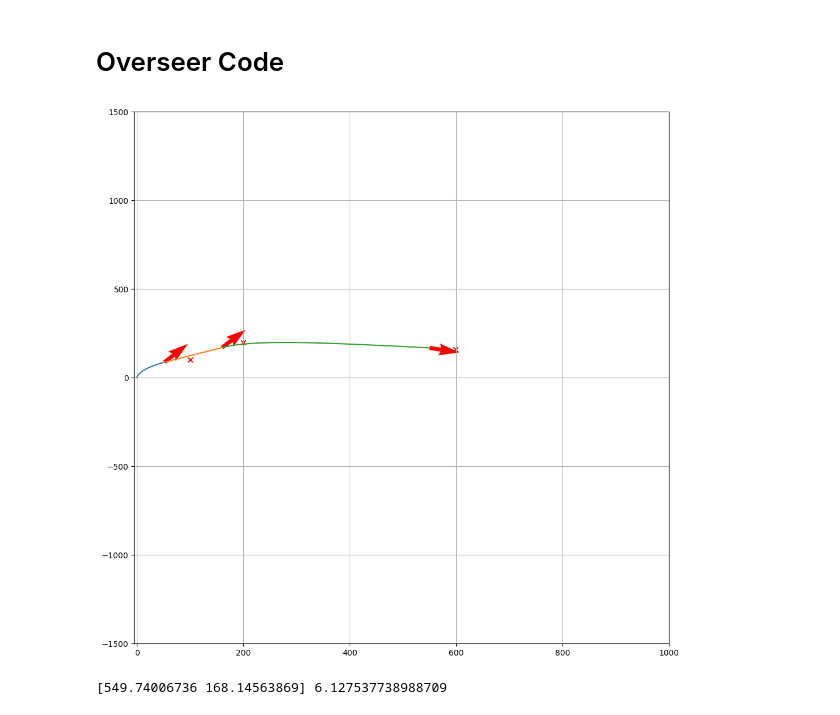
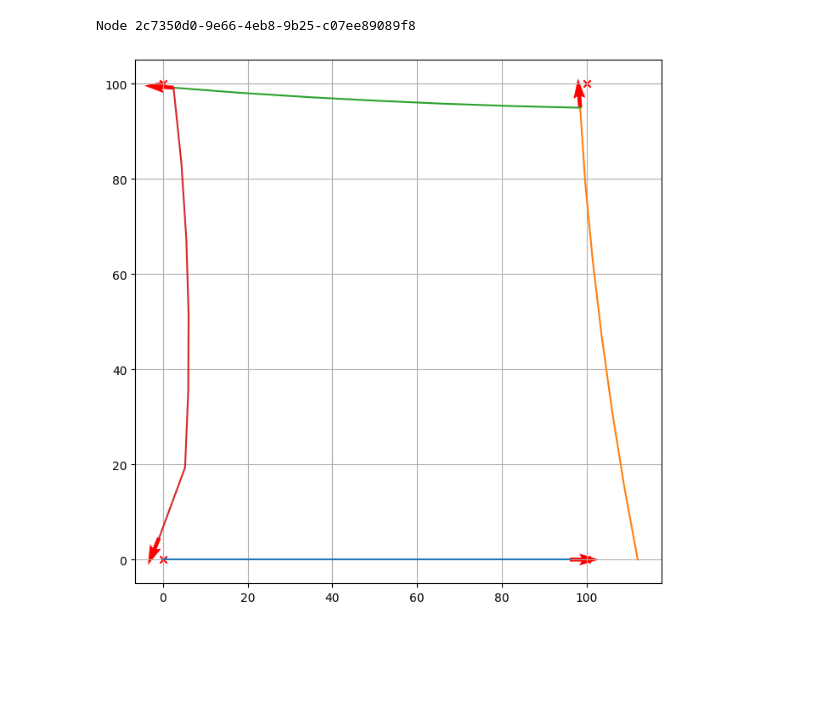
Before and after one commit to jsilveira1409/MICRO-452-Basics-of-mobile-robotics, a Jupyter notebook: test.ipynb, the cells around one changed output. Saved outputs shown, nothing was run; the diff lists cells and outputs as text; code cells hidden in the pictures; blank space fills up the shorter version.

```diff
--- a/test.ipynb
+++ b/test.ipynb
@@ -154,29 +8,0 @@ onevent timer0
-# %% [markdown]
-# Overseer Code
-# %%
-position_estimate = np.array([0, 0])
-theta_estimate = 0
-target = [[100,100], [200, 200],[599, 160]]
-fig, ax = plt.subplots(figsize=(12,12))
-
-for tar in target:
-    pos_hist, thet_hist = pathing(position_estimate, theta_estimate, tar, min_distance=50)
-    position_estimate = pos_hist[-1]
-    theta_estimate = thet_hist[-1]
-
-    ax.plot([p[0] for p in pos_hist], [p[1] for p in pos_hist])
-    ax.quiver(pos_hist[-1][0], pos_hist[-1][1], np.cos(theta_estimate), np.sin(theta_estimate), color='red')
-    ax.scatter(tar[0], tar[1], color = 'red', marker = 'x')
-    ax.set_xlim(-5, 1000)
-    ax.set_ylim(-1500, 1500)
-    #set_speed(0,0)
-    #time.sleep(1)
-
-ax.grid()
-fig.show()
-plt.show()
-print(position_estimate, theta_estimate)
-#set_speed(0,0)
-# %% [output]
-[figure, removed]
-[549.74006736 168.14563869] 6.127537738988709
@@ -214,0 +9,13 @@ fig.show()
+# %%
+from tdmclient import ClientAsync,aw
+client = ClientAsync()
+node = await client.wait_for_node()
+await node.lock()
+# %% [output]
+Node 2c7350d0-9e66-4eb8-9b25-c07ee89089f8
+# %%
+path = [[100,0], [100,100],[0, 100], [0,0]]
+await motion_control(node, path)
+await node.unlock()
+# %% [output]
+[figure, added]
```
Also changed, not shown: parts of 7 cells of this notebook, 6 other files.
